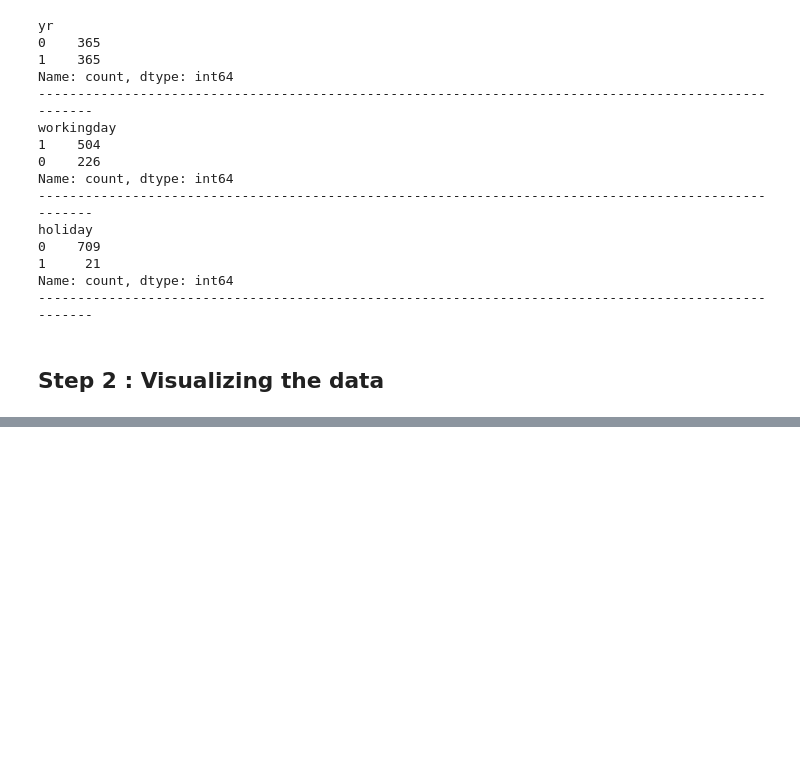
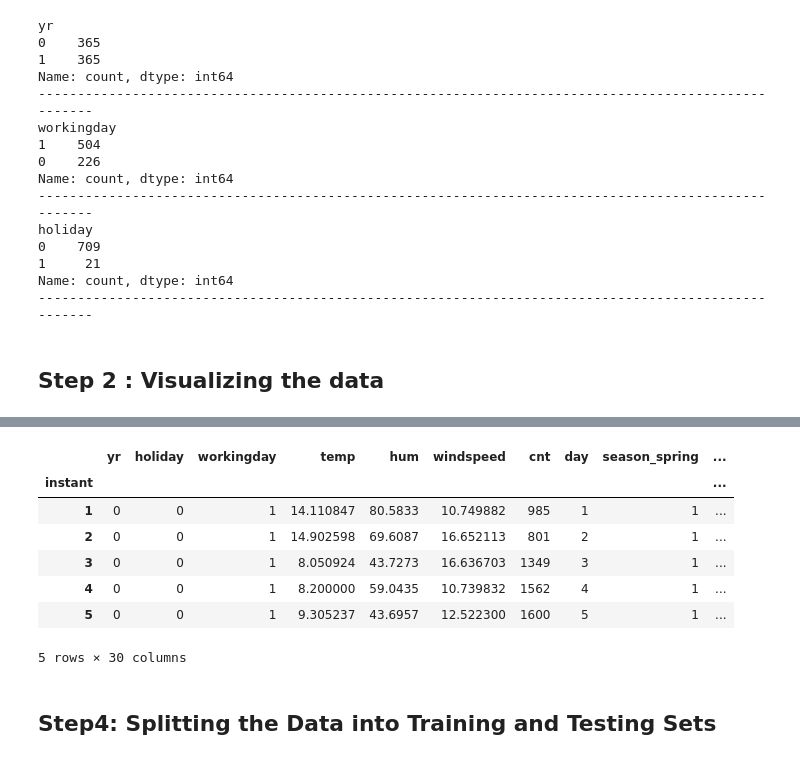
Before and after one commit to PrakNew/UpGrad, a Jupyter notebook: Phase2/Regression/Case Study/linear_regression_assignment.ipynb, the cells around one changed output, grey strips where cells are left out. Drawn from its saved outputs; the diff is of its cells as text; code cells hidden in the pictures; blank space fills up the shorter version.

```diff
--- a/Phase2/Regression/Case Study/linear_regression_assignment.ipynb
+++ b/Phase2/Regression/Case Study/linear_regression_assignment.ipynb
@@ -292,0 +366,4 @@ Name: count, dtype: int64
+# %%
+# Creating a dataframe containing variables for which dummy variables needs to be created.
+CategoricalVars = bikes_df[['season', 'mnth', 'weathersit', 'weekday']]
+CategoricalVars.head()
@@ -292,0 +378,4 @@ Name: count, dtype: int64
+# %%
+# Creating dummy variables
+bike_dummies_df = pd.get_dummies(CategoricalVars, drop_first=True).astype(int)
+bike_dummies_df.head()
@@ -292,0 +391,17 @@ Name: count, dtype: int64
+# %%
+# Dropping the categorical variables from the original dataframe and re-adding the dummy variables
+columns_to_drop = CategoricalVars.columns.tolist()
+bikes_df = bikes_df.drop(columns_to_drop, axis=1)  # {{ edit_1 }}
+bikes_df = pd.concat([bikes_df, bike_dummies_df], axis=1)
+bikes_df.head()
+# %% [output]
+|  | yr | holiday | workingday | temp | hum | windspeed | cnt | day | season_spring | ... |
+| instant |  |  |  |  |  |  |  |  |  | ... |
+| 1 | 0 | 0 | 1 | 14.110847 | 80.5833 | 10.749882 | 985 | 1 | 1 | ... |
+| 2 | 0 | 0 | 1 | 14.902598 | 69.6087 | 16.652113 | 801 | 2 | 1 | ... |
+| 3 | 0 | 0 | 1 | 8.050924 | 43.7273 | 16.636703 | 1349 | 3 | 1 | ... |
+| 4 | 0 | 0 | 1 | 8.200000 | 59.0435 | 10.739832 | 1562 | 4 | 1 | ... |
+| 5 | 0 | 0 | 1 | 9.305237 | 43.6957 | 12.522300 | 1600 | 5 | 1 | ... |
+5 rows × 30 columns
+# %% [markdown]
+## Step4: Splitting the Data into Training and Testing Sets
```
Also changed, not shown: parts of 10 cells of this notebook.
